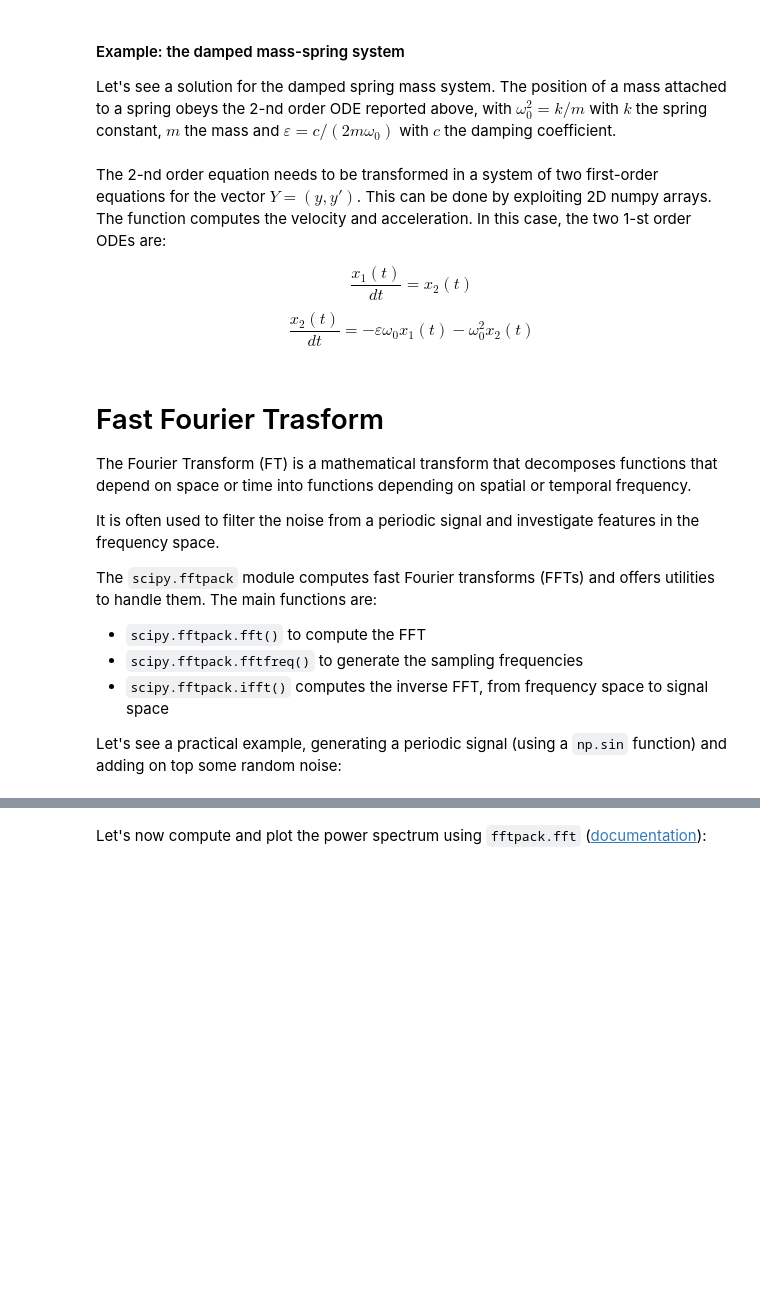
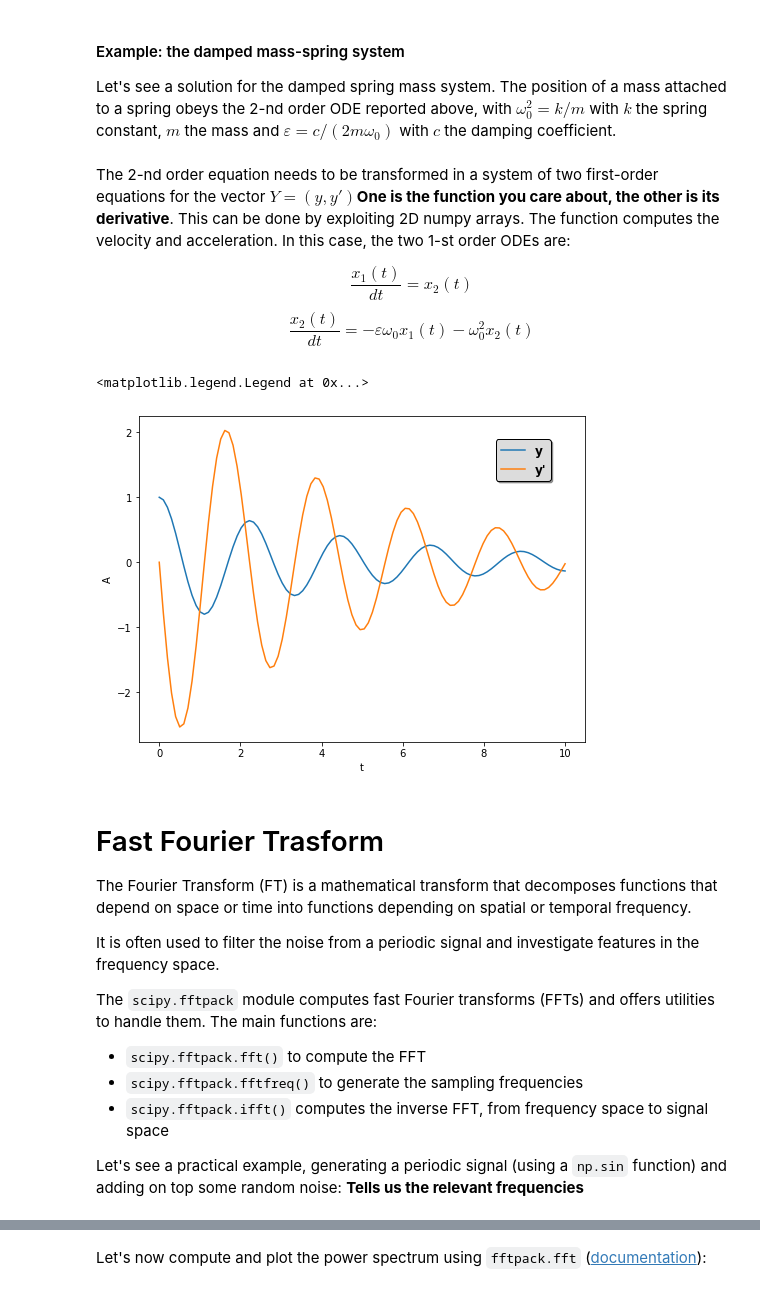
Before and after one commit to tommasoamico/LaboratoryOfComputationalPhysics_Y4, a Jupyter notebook: 09_algorithms.ipynb, the cells around one changed output, grey strips where cells are left out. Cells and saved outputs as stored; diff of their text form; code cells hidden in the pictures; blank space fills up the shorter version.

```diff
--- a/09_algorithms.ipynb
+++ b/09_algorithms.ipynb
@@ -315,25 +347,28 @@ cviscous = 0.4  # N s/m
 eps = cviscous / (2 * mass * np.sqrt(kspring/mass))
 omega = np.sqrt(kspring / mass)
 # %% [markdown]
-The 2-nd order equation needs to be transformed in a system of two first-order equations for the vector $Y = (y, y')$. This can be done by exploiting 2D numpy arrays. The function computes the velocity and acceleration. In this case, the two 1-st order ODEs are:
+The 2-nd order equation needs to be transformed in a system of two first-order equations for the vector $Y = (y, y')$**One is the function you care about, the other is its derivative**. This can be done by exploiting 2D numpy arrays. The function computes the velocity and acceleration. In this case, the two 1-st order ODEs are:
 
 $$\frac{x_1(t)}{dt} = x_2(t)$$
 $$\frac{x_2(t)}{dt} = - \varepsilon \omega_0 x_1 (t) - \omega_0^2 x_2(t)$$
 # %%
 def derivative(yvec, time, eps, omega):
     return(yvec[1], -eps * omega * yvec[1] - omega**2 * yvec[0])
 
 time_vec = np.linspace(0, 10, 100)
 yinit = (1, 0)
 yarr = odeint(derivative, yinit, time_vec, args=(eps, omega))
 
 # plot y and y'
 plt.figure(figsize=(8, 6))
 plt.plot(time_vec, yarr[:, 0], label='y')
 plt.plot(time_vec, yarr[:, 1], label="y'")
 plt.xlabel('t')
 plt.ylabel('A')
-plt.legend(loc='best')
+plt.legend(shadow=True, framealpha=1, facecolor='gainsboro', edgecolor='black', prop={'weight':'bold','size':12}, loc=[0.8,0.8])
+# %% [output]
+<matplotlib.legend.Legend at 0x...>
+[figure, added]
 # %% [markdown]
 # Fast Fourier Trasform
 
@@ -348,6 +383,7 @@ The `scipy.fftpack` module computes fast Fourier transforms (FFTs) and offers ut
 * `scipy.fftpack.ifft()` computes the inverse FFT, from frequency space to signal space
 
 Let's see a practical example, generating a periodic signal (using a `np.sin` function) and adding on top some random noise:
+**Tells us the relevant frequencies**
 # %%
 from scipy import fftpack
 
```
Also changed, not shown: parts of 16 cells of this notebook.
